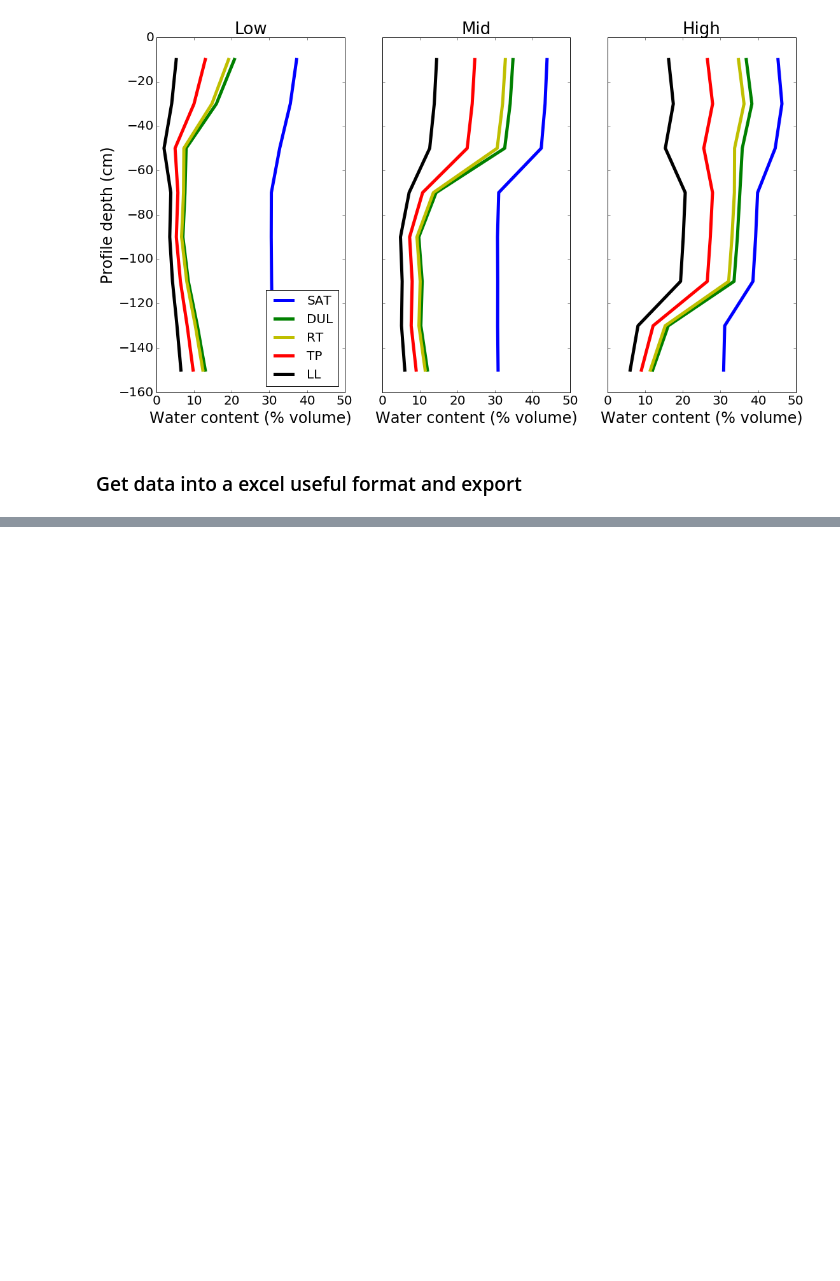
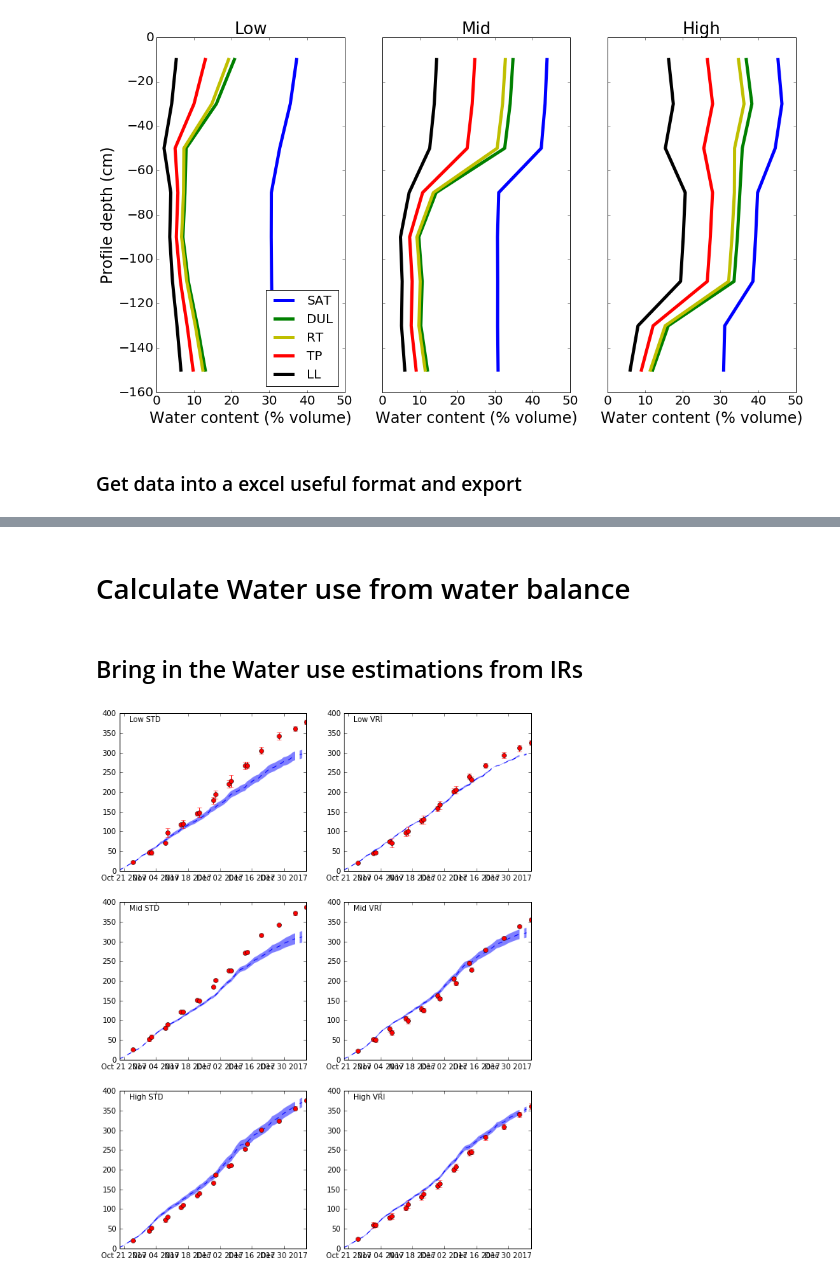
Before and after one commit to HamishBrownPFR/MVI, a Jupyter notebook: RA1.3/SoilWaterSummary.ipynb, the cells around one changed output, grey strips where cells are left out. Drawn from its saved outputs; the diff is of its cells as text; code cells hidden in the pictures; blank space fills up the shorter version.

Commit message:
Altered scripts to so data could be exported for pete

```diff
--- a/RA1.3/SoilWaterSummary.ipynb
+++ b/RA1.3/SoilWaterSummary.ipynb
@@ -10,6 +10,8 @@ import matplotlib.dates as mdates
 
 colors = ['r','r','g','g','b','b']
 lines = ['--','-','--','-','--','-']
+Zones = ['Low','Mid','High']
+Irrigs = ['STD','VRI']
 # %% [markdown]
 ## Get Layout file
 # %%
@@ -219,0 +272,2 @@ SoilWaterData.to_excel('K:\CPDiary\Data\BaxtersMVI\SoilWaterRawData.xlsx',merge_
+# %% [markdown]
+# Calculate Water use from water balance
@@ -219,0 +307,41 @@ SoilWaterData.to_excel('K:\CPDiary\Data\BaxtersMVI\SoilWaterRawData.xlsx',merge_
+# %% [markdown]
+## Bring in the Water use estimations from IRs
+# %%
+#Days when irrigation occured
+IrrigationsDaysIR = ['2017-11-01','2017-11-08','2017-11-15','2017-11-22',
+                   '2017-11-29','2017-12-06','2017-12-13',]
+
+
+#Read in the E data calculated from IR sensors
+E = pd.read_pickle('Evaporation.pkl')
+
+#Remove errant values
+E.ix['2017-11-9':'2017-11-15',('Low','STD',4)] = E.ix['2017-11-9':'2017-11-15',('Low','STD')].ix[:,1:3].mean(axis=1)
+E.ix[:,('Low','VRI',4)] = np.nan
+
+#Remove days when irrigatin was applied
+#E.ix[E.index.isin(IrrigationsDaysIR),:] = np.nan
+#E.dropna(how='all',inplace=True)
+# %%
+Fig = plt.figure(figsize=(10,13))
+pos = 1
+for z in Zones:
+    for i in Irrigs:
+        ax = Fig.add_subplot(3,2,pos)
+        IRMean = E.ix[:,(z,i)].cumsum().mean(axis=1)
+        IRSD = E.ix[:,(z,i)].cumsum().std(axis=1)/2
+        IRUp = IRMean + IRSD
+        IRLow = IRMean - IRSD
+        plt.fill_between(E.index,IRUp,IRLow,alpha=0.5,lw=0)
+        plt.plot(IRMean,'--')
+        NPMean = WaterUseNP.ix['2017-10-20':,(z,i)].cumsum().mean(axis=1)
+        NPSD = WaterUseNP.ix['2017-10-20':,(z,i)].cumsum().std(axis=1)/2
+        NPUp = NPMean + NPSD
+        NPLow = NPMean - NPSD
+        plt.errorbar(WaterUseNP.ix['2017-10-20':,(z,i)].index,NPMean,NPSD,fmt='o',color='r')
+        #plt.plot(NPMean,'o',color='r')
+        plt.text(0.05,0.95,z+' ' +i,transform = ax.transAxes)
+        pos += 1
+        plt.ylim(0,400)
+# %% [output]
+[figure, added]
```
Also changed, not shown: parts of 14 cells of this notebook.
